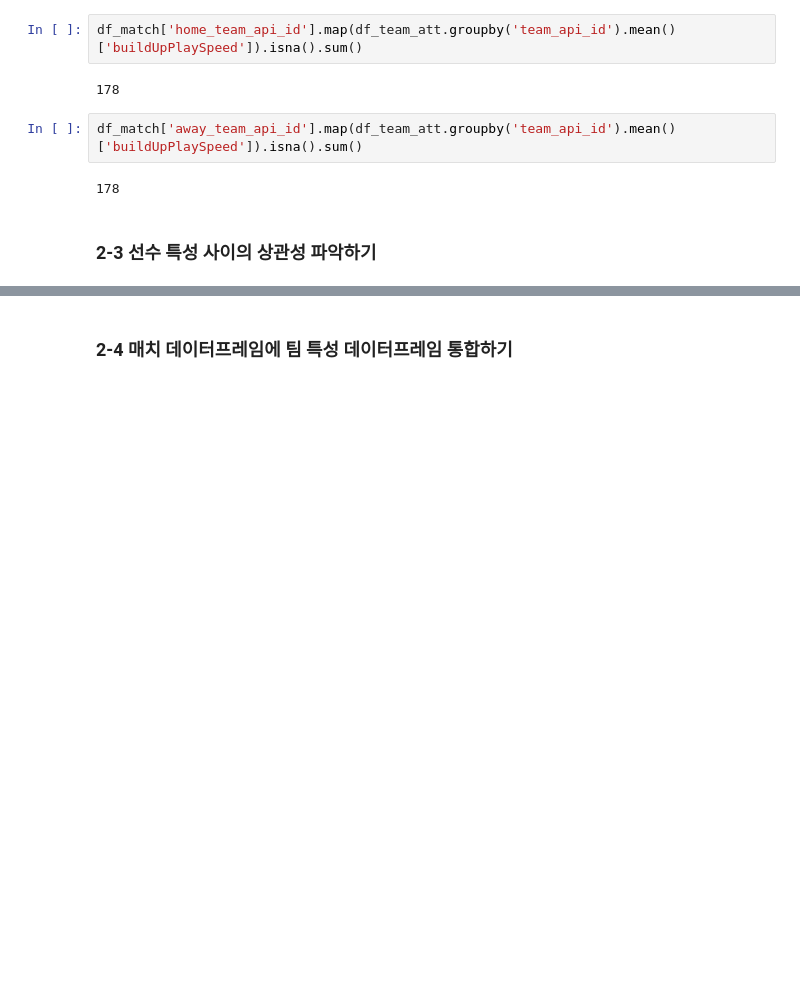
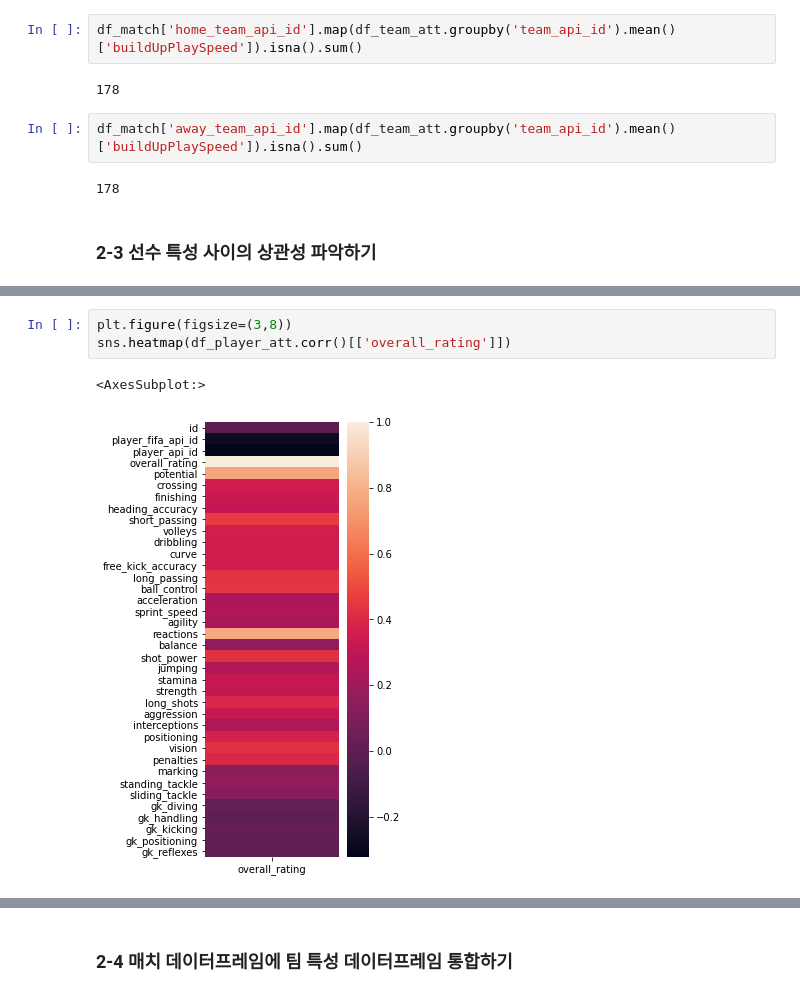
Before and after one commit to kish191919/Python_Project, a Jupyter notebook: Python_Basic/Basic_Kaggle_4_European Soccer Database.ipynb, the cells around one changed output, grey strips where cells are left out. Drawn from its saved outputs; the diff is of its cells as text; blank space fills up the shorter version.

```diff
--- a/Python_Basic/Basic_Kaggle_4_European Soccer Database.ipynb
+++ b/Python_Basic/Basic_Kaggle_4_European Soccer Database.ipynb
@@ -401,0 +427,6 @@ df_match['away_team_api_id'].map(df_team_att.groupby('team_api_id').mean()['buil
+# %%
+plt.figure(figsize=(3,8))
+sns.heatmap(df_player_att.corr()[['overall_rating']])
+# %% [output]
+<AxesSubplot:>
+[figure, added]
```
Also changed, not shown: parts of 10 cells of this notebook.
